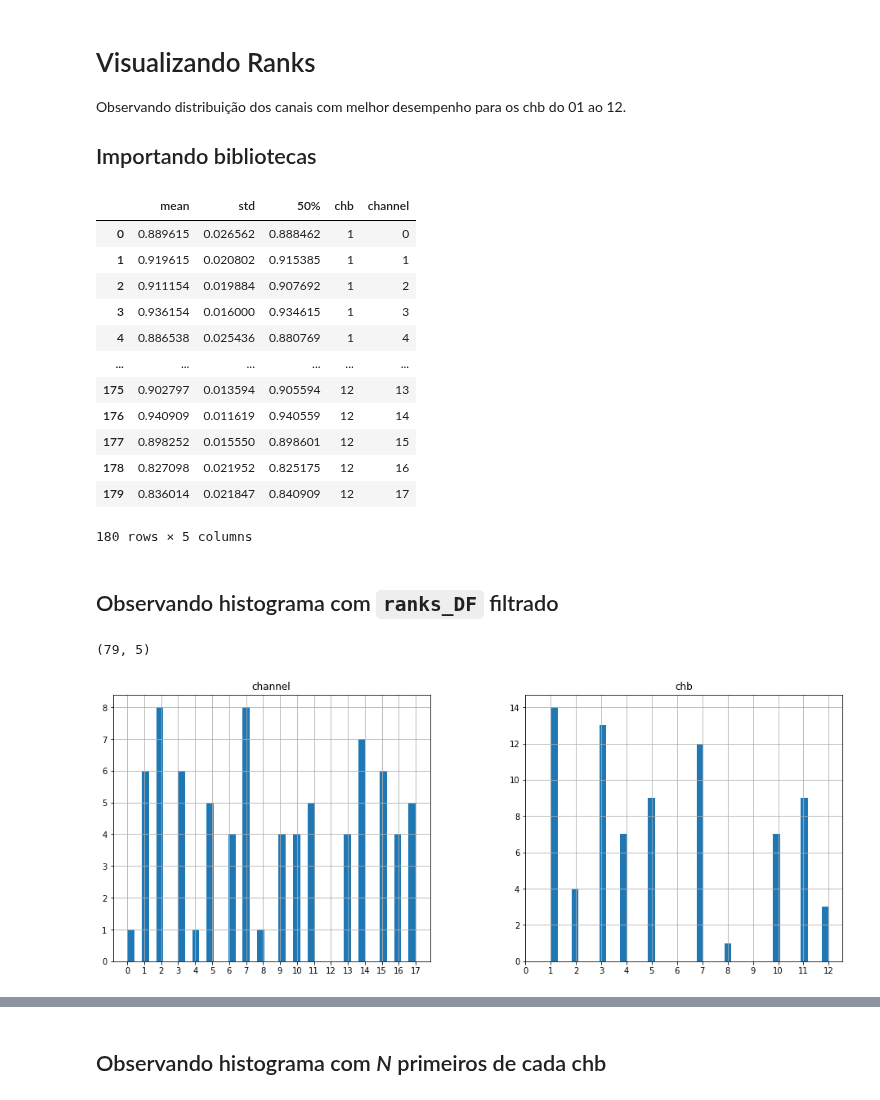
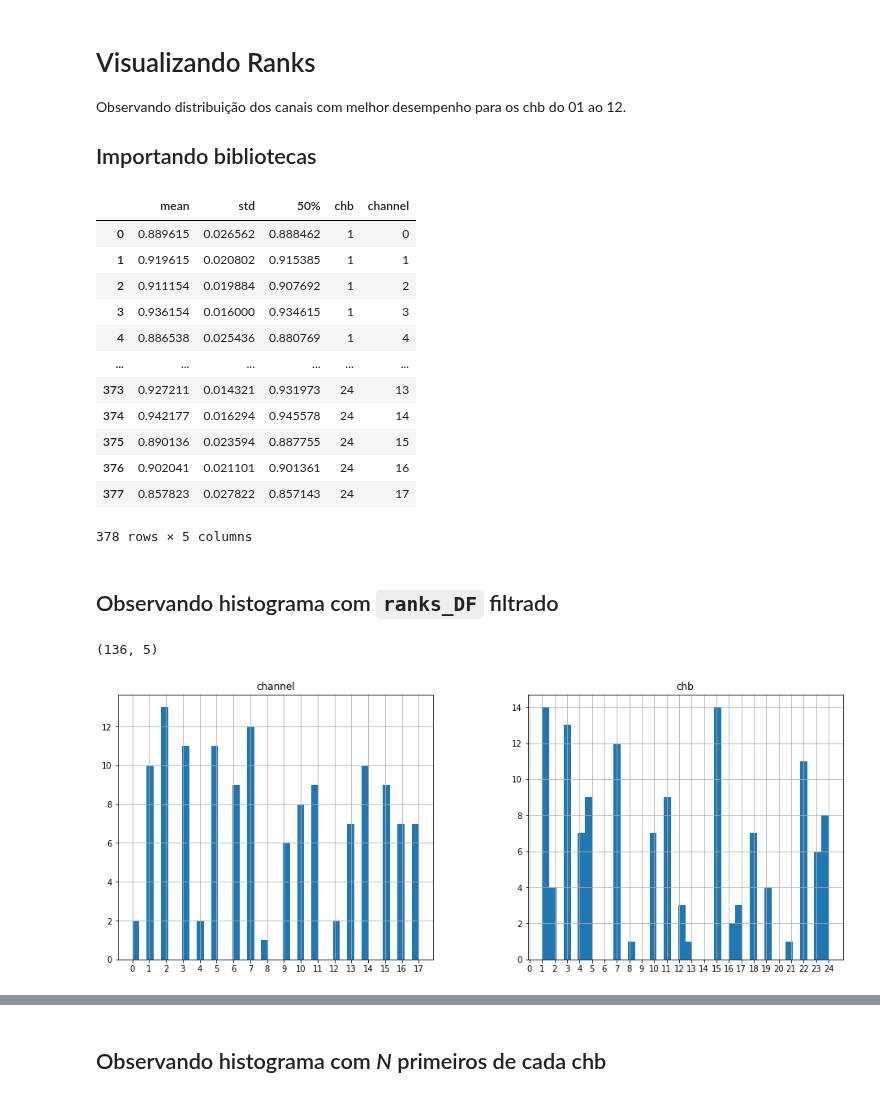
Before and after one commit to newtmagalhaes/Machine-Learning, a Jupyter notebook: ML/f02-chb/02-ranks.ipynb, the cells around one changed output, grey strips where cells are left out. Saved outputs shown, nothing was run; the diff lists cells and outputs as text; code cells hidden in the pictures.

```diff
--- a/ML/f02-chb/02-ranks.ipynb
+++ b/ML/f02-chb/02-ranks.ipynb
@@ -8,7 +8,10 @@ Observando distribuição dos canais com melhor desempenho para os chb do 01 ao
 import numpy as np
 import pandas as pd
 
-file_range = ['01','02', '03', '04', '05', '07', '08', '10', '11', '12']
+file_range = [
+    '01', '02', '03', '04', '05', '07', '08', '10', '11', '12',
+    '13', '14', '15', '16', '17', '18', '19', '21', '22', '23', '24'
+]
 
 dataframe_list = [pd.read_csv(f'./chb{number}/knn_descr_channel_rank.csv') for number in file_range]
 
@@ -22,25 +25,25 @@ ranks_DF
 | 3 | 0.936154 | 0.016000 | 0.934615 | 1 | 3 |
 | 4 | 0.886538 | 0.025436 | 0.880769 | 1 | 4 |
 | ... | ... | ... | ... | ... | ... |
-| 175 | 0.902797 | 0.013594 | 0.905594 | 12 | 13 |
-| 176 | 0.940909 | 0.011619 | 0.940559 | 12 | 14 |
-| 177 | 0.898252 | 0.015550 | 0.898601 | 12 | 15 |
-| 178 | 0.827098 | 0.021952 | 0.825175 | 12 | 16 |
-| 179 | 0.836014 | 0.021847 | 0.840909 | 12 | 17 |
+| 373 | 0.927211 | 0.014321 | 0.931973 | 24 | 13 |
+| 374 | 0.942177 | 0.016294 | 0.945578 | 24 | 14 |
+| 375 | 0.890136 | 0.023594 | 0.887755 | 24 | 15 |
+| 376 | 0.902041 | 0.021101 | 0.901361 | 24 | 16 |
+| 377 | 0.857823 | 0.027822 | 0.857143 | 24 | 17 |
-180 rows × 5 columns
+378 rows × 5 columns
 # %% [markdown]
 ## Observando histograma com `ranks_DF` filtrado
 # %%
 mean_over_85_percent = ranks_DF.query('mean >= 0.90')
 
 histogram1 = mean_over_85_percent.hist(column=['channel', 'chb'], bins=40, figsize=(16, 6))
 histogram1[0, 0].set_xticks(range(18))
-histogram1[0, 1].set_xticks(range(13))
+histogram1[0, 1].set_xticks(range(25))
 
 mean_over_85_percent.shape
 # %% [output]
-(79, 5)
+(136, 5)
-[figure, old version]
+[figure, new version]
 # %%
 mean_over_90_percent = ranks_DF.query('mean >= 0.90')
 
```
Also changed, not shown: parts of 5 cells of this notebook.
